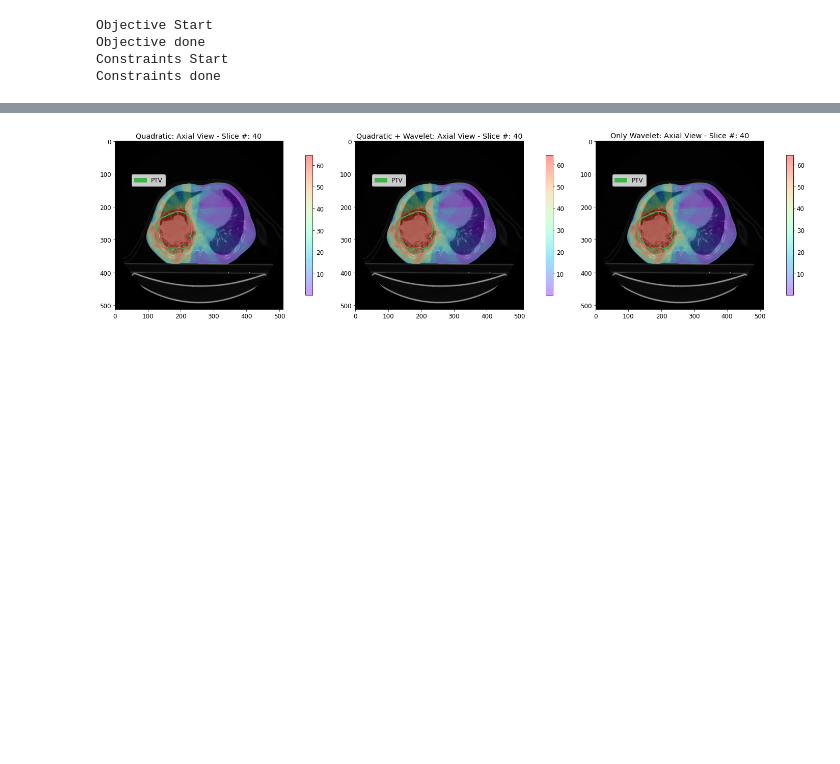
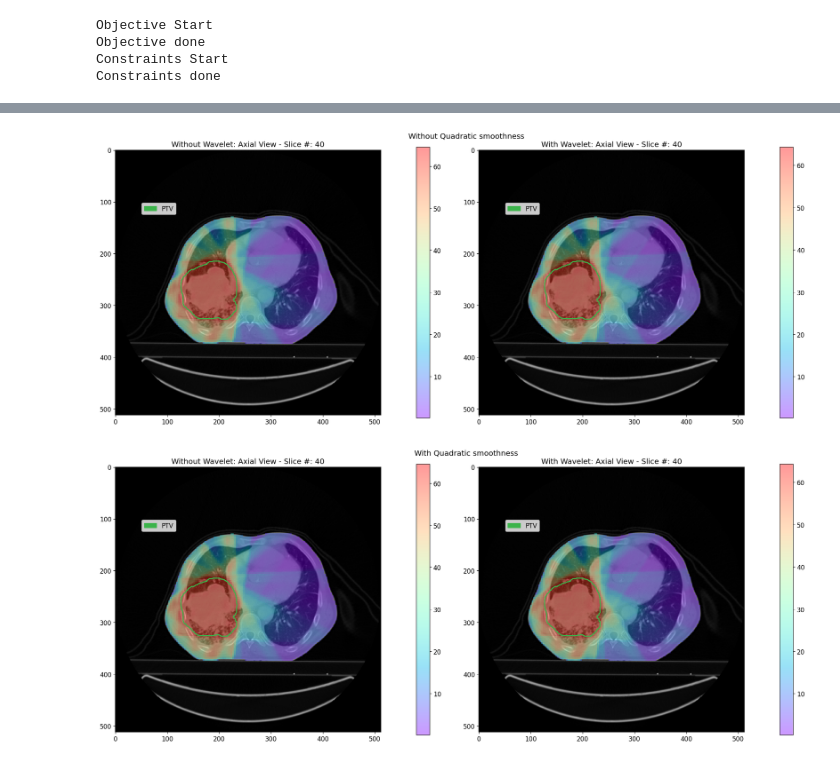
Before and after one commit to PortPy-Project/CompressRTP, a Jupyter notebook: Tutorial.ipynb, the cells around one changed output, grey strips where cells are left out. Saved outputs shown, nothing was run; the diff lists cells and outputs as text; code cells hidden in the pictures; blank space fills up the shorter version.

```diff
--- a/Tutorial.ipynb
+++ b/Tutorial.ipynb
@@ -37,3 +39,8 @@ my_plan.add_rinds(rind_params=rind_params)
 # %% [output]
 creating rinds..
 rinds created!!
+# %%
+# With no quadratic smoothness
+prob = pp.CvxPyProb(my_plan, opt_params={'smoothness_weight': 0})
+prob.solve(solver='MOSEK', verbose=False)
+sol_no_quad_no_wav = prob.get_sol()
@@ -40,24 +52,25 @@ rinds created!!
+# %%
+# creating the wavelet incomplete basis representing a low dimensional subspace for dimension reduction
+wavelet_basis = LowDimRT.get_low_dim_basis(my_plan.inf_matrix, 'wavelet')
+# Smoothness Constraint
+y = cp.Variable(wavelet_basis.shape[1])
+prob.constraints += [wavelet_basis @ y == prob.x]
+prob.solve(solver='MOSEK', verbose=False)
+sol_no_quad_with_wav = prob.get_sol()
 # %%
 # create cvxpy problem using the clinical criteria
 prob = pp.CvxPyProb(my_plan, opt_params={'smoothness_weight': 10})
 # run IMRT fluence map optimization using a low dimensional subspace for fluence map compression
 prob.solve(solver='MOSEK', verbose=False)
-sol = prob.get_sol()
+sol_quad_no_wav = prob.get_sol()
 # %% [output]
 Objective Start
 Objective done
 Constraints Start
 Constraints done
 # %%
-# run IMRT fluence map optimization using a low dimensional subspace for fluence map compression
-
-prob = pp.CvxPyProb(my_plan, opt_params={'smoothness_weight': 10})
-
-# creating the wavelet incomplete basis representing a low dimensional subspace for dimension reduction
-wavelet_basis = LowDimRT.get_low_dim_basis(my_plan.inf_matrix, 'wavelet')
-
 # Smoothness Constraint
 y = cp.Variable(wavelet_basis.shape[1])
 prob.constraints += [wavelet_basis @ y == prob.x]
 prob.solve(solver='MOSEK', verbose=False)
-sol_low_dim = prob.get_sol()
+sol_quad_with_wav = prob.get_sol()
@@ -112,11 +140,19 @@ plt.show()
 # %%
 # plot 2d axial slice for the given solution and display the structures contours on the slice
-fig, ax = plt.subplots(1, 3, figsize=(20, 8))
-pp.Visualize.plot_2d_dose(my_plan, sol=sol, slice_num=40, structs=['PTV'], ax=ax[0], title='Quadratic')
-pp.Visualize.plot_2d_dose(my_plan, sol=sol_low_dim, slice_num=40, structs=['PTV'], ax=ax[1], title='Quadratic + Wavelet')
-pp.Visualize.plot_2d_dose(my_plan, sol=sol_low_dim_only, slice_num=40, structs=['PTV'], ax=ax[2], title='Only Wavelet')
+fig, ax = plt.subplots(1, 2, figsize=(20, 8))
+fig.suptitle('Without Quadratic smoothness')
+pp.Visualize.plot_2d_dose(my_plan, sol=sol_no_quad_no_wav, slice_num=40, structs=['PTV'], ax=ax[0], title='Without Wavelet')
+pp.Visualize.plot_2d_dose(my_plan, sol=sol_no_quad_with_wav, slice_num=40, structs=['PTV'], ax=ax[1], title='With Wavelet')
 plt.show()
+print('\n\n')
+
+fig, ax = plt.subplots(1, 2, figsize=(20, 8))
+fig.suptitle('With Quadratic smoothness')
+pp.Visualize.plot_2d_dose(my_plan, sol=sol_quad_no_wav, slice_num=40, structs=['PTV'], ax=ax[0], title='Without Wavelet')
+pp.Visualize.plot_2d_dose(my_plan, sol=sol_quad_with_wav, slice_num=40, structs=['PTV'], ax=ax[1], title='With Wavelet')
+plt.show()
 # %% [output]
-[figure, old version]
+[figure, new version]
+[figure, added]
 # %%
 # visualize plan metrics based upon clinical criteria
```
Also changed, not shown: parts of 12 cells of this notebook, 3 other files.
